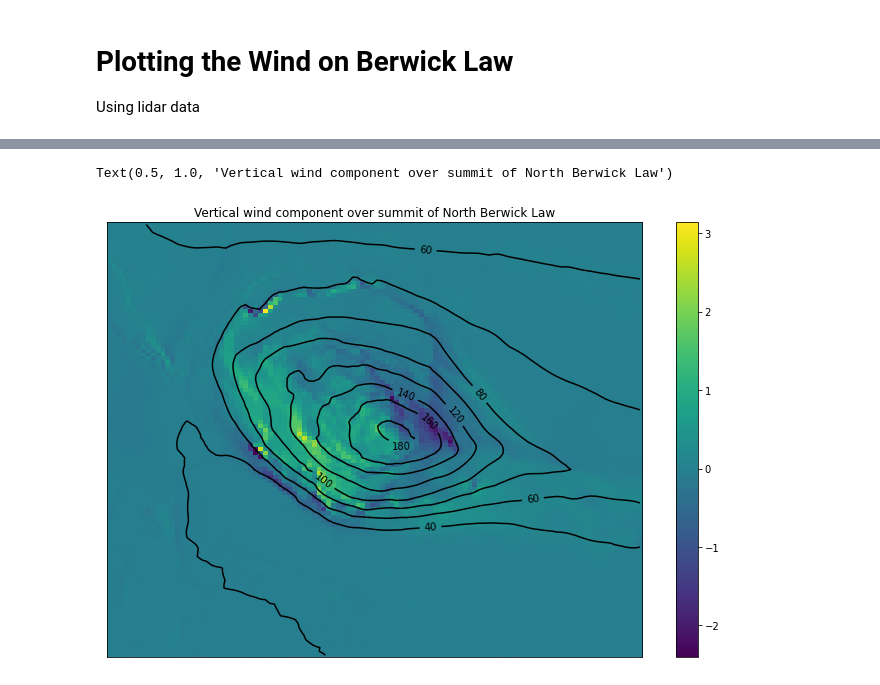
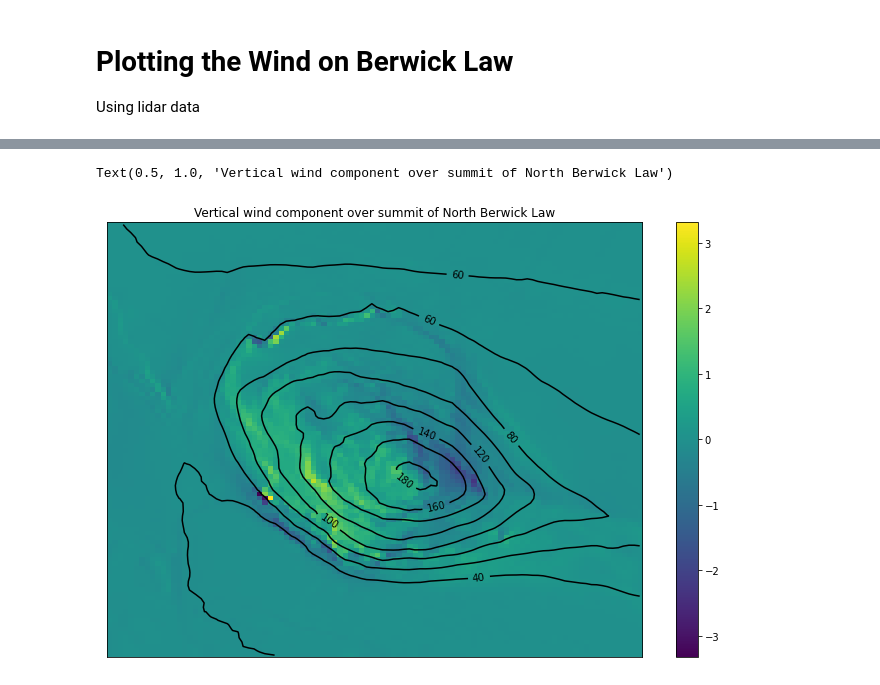
Before and after one commit to dhegedus99/MetGroupProject, a Jupyter notebook: WindBerwickLidar.ipynb, the cells around one changed output, grey strips where cells are left out. Drawn from its saved outputs; the diff is of its cells as text; code cells hidden in the pictures.

```diff
--- a/WindBerwickLidar.ipynb
+++ b/WindBerwickLidar.ipynb
@@ -16,7 +16,7 @@ import warnings
 warnings.filterwarnings('ignore')
 # %%
 # Parameters
-topo_file_l = 'data/NBlidar8m.txt'       # Topography file name
+topo_file_l = 'data/NBlidarblend8m.txt'       # Topography file name
 dx = 8                    # ??? Grid spacing (m)
 L  = 500.                   # Horizontal length scale (m)
 z0 = 0.01                    # Surface roughness length (m)
@@ -81,8 +81,8 @@ w[1:-1,1:-1] = u[1:-1,1:-1]*dzdx + v[1:-1,1:-1]*dzdy
 X = np.arange(0, 256)
 Y = np.arange(0, 256)
 fig, ax = plt.subplots(figsize=(12, 10))
-strm = ax.streamplot(X[40:150], Y[20:130], u[40:150, 20:130], v[40:150, 20:130], color=wind[40:150, 20:130], cmap='viridis_r')
-
+strm = ax.streamplot(X[55:155], Y[70:170], u[55:155, 70:170], v[55:155, 70:170], color=wind[55:155, 70:170], cmap='viridis_r')
+#strm = ax.streamplot(X, Y, u, v, color=wind, cmap='viridis_r')
 
 #set colourbar according to wind speed
 cbar = fig.colorbar(strm.lines)
@@ -94,7 +94,4 @@ ax.set_xlabel("East direction", fontsize = 12)
 ax.set_ylabel("North direction", fontsize = 12)
 
 plt.show()
-
-# a bit confusing as I get a max wind speed of 8m/s for the wind speed
-# but here only a max of around 3.5 (is the 8m/s somewhere at the edges?)
 # %% [output]
@@ -116,20 +110,18 @@ ax.grid()
 # %%
 # Plot vertical wind component and topography for 1 km x 1 km area centred on the summit
 plt.figure(figsize=(12,8))
-plt.imshow(w[40:150, 20:130],origin='lower', aspect='auto')  # north at the top of the image
+plt.imshow(w[55:155, 70:170],origin='lower', aspect='auto')  # north at the top of the image
 plt.colorbar()
-cs = plt.contour(z[40:150, 20:130],colors='k',levels=np.arange(0,1000,20))
+cs = plt.contour(z[55:155, 70:170],colors='k',levels=np.arange(0,1000,20))
 plt.clabel(cs,fmt='%d')
 cbar.ax.set_ylabel('Vertical wind component speed [ms$^{-1}$]', fontsize = 12)
 plt.xticks([])
 plt.yticks([])
 
 plt.title("Vertical wind component over summit of North Berwick Law")
-
-# This plot clearly shows the higher resolution of the LiDAR data
 # %% [output]
 Text(0.5, 1.0, 'Vertical wind component over summit of North Berwick Law')
-[figure, old version]
+[figure, new version]
 # %%
 # Wind speed 3d plot around the hill
 
```
Also changed, not shown: parts of 4 cells of this notebook.
